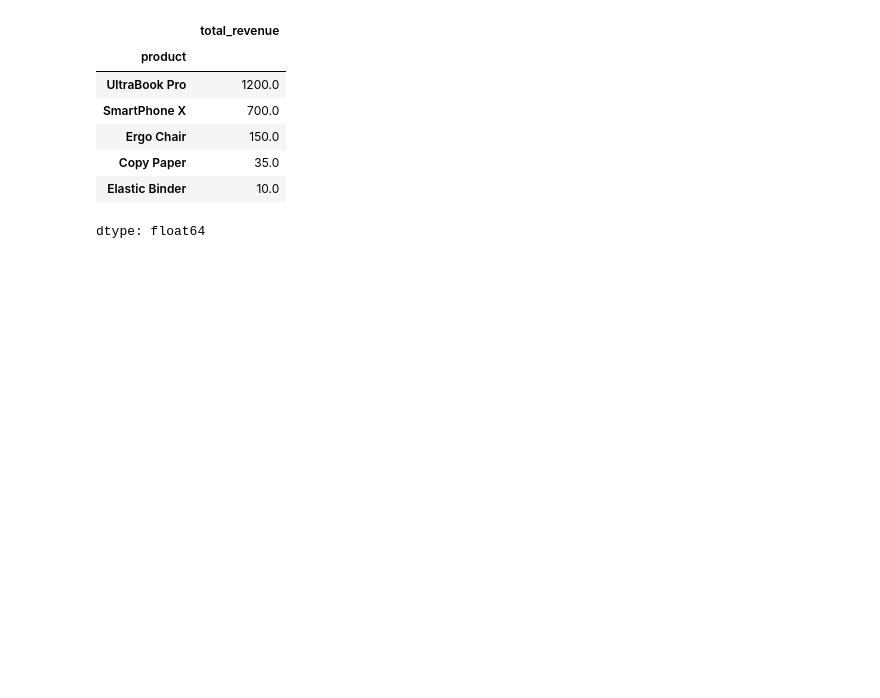
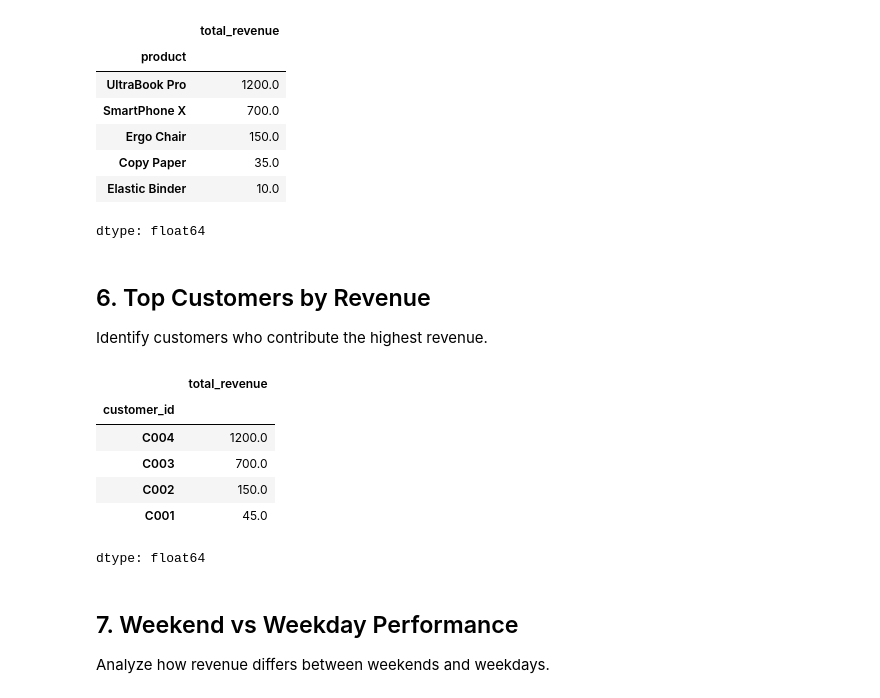
Before and after one commit to satyakala-teja/analytics-capstone-satyakala, a Jupyter notebook: notebooks/03_trend_analysis.ipynb, the cells around one changed output. Saved outputs shown, nothing was run; the diff lists cells and outputs as text; code cells hidden in the pictures; blank space fills up the shorter version.

```diff
--- a/notebooks/03_trend_analysis.ipynb
+++ b/notebooks/03_trend_analysis.ipynb
@@ -85,3 +85,20 @@ top_products
 | Copy Paper | 35.0 |
 | Elastic Binder | 10.0 |
 dtype: float64
+# %% [markdown]
+## 6. Top Customers by Revenue
+Identify customers who contribute the highest revenue.
+# %%
+top_customers = df.groupby('customer_id')['total_revenue'].sum().sort_values(ascending=False).head(5)
+top_customers
+# %% [output]
+|  | total_revenue |
+| customer_id |  |
+| C004 | 1200.0 |
+| C003 | 700.0 |
+| C002 | 150.0 |
+| C001 | 45.0 |
+dtype: float64
+# %% [markdown]
+## 7. Weekend vs Weekday Performance
+Analyze how revenue differs between weekends and weekdays.
```
Also changed, not shown: parts of 13 cells of this notebook.
